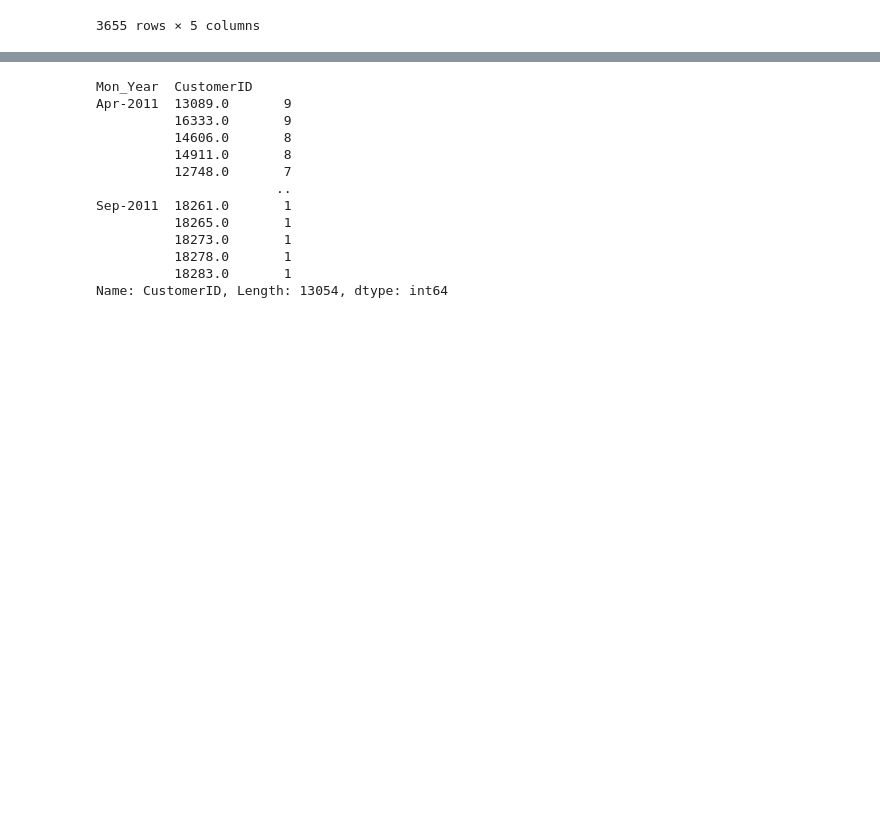
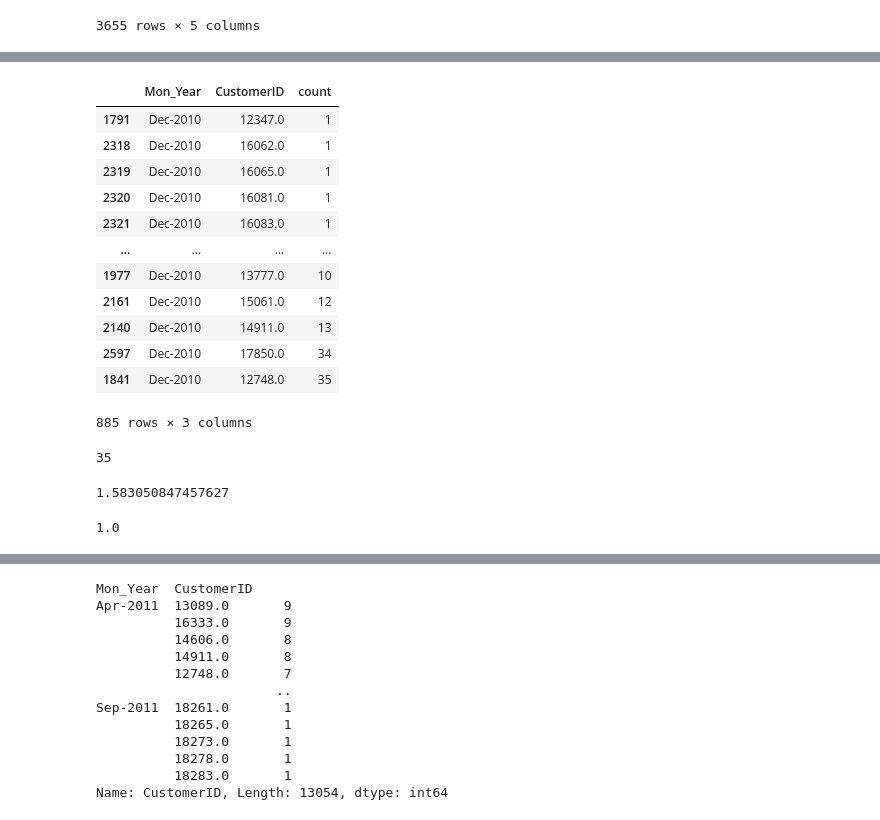
Before and after one commit to krivolapov/roivenue_test, a Jupyter notebook: Analysis of Ecommerce Orders.ipynb, the cells around one changed output, grey strips where cells are left out. Saved outputs shown, nothing was run; the diff lists cells and outputs as text; code cells hidden in the pictures; blank space fills up the shorter version.

```diff
--- a/Analysis of Ecommerce Orders.ipynb
+++ b/Analysis of Ecommerce Orders.ipynb
@@ -305,0 +281,29 @@ temp_2.shape
+# %%
+dec = abc[abc.Mon_Year == 'Dec-2010'].sort_values(by=['count'])
+dec
+# %% [output]
+|  | Mon_Year | CustomerID | count |
+| 1791 | Dec-2010 | 12347.0 | 1 |
+| 2318 | Dec-2010 | 16062.0 | 1 |
+| 2319 | Dec-2010 | 16065.0 | 1 |
+| 2320 | Dec-2010 | 16081.0 | 1 |
+| 2321 | Dec-2010 | 16083.0 | 1 |
+| ... | ... | ... | ... |
+| 1977 | Dec-2010 | 13777.0 | 10 |
+| 2161 | Dec-2010 | 15061.0 | 12 |
+| 2140 | Dec-2010 | 14911.0 | 13 |
+| 2597 | Dec-2010 | 17850.0 | 34 |
+| 1841 | Dec-2010 | 12748.0 | 35 |
+885 rows × 3 columns
+# %%
+dec['count'].max()
+# %% [output]
+35
+# %%
+dec['count'].mean()
+# %% [output]
+1.583050847457627
+# %%
+dec['count'].median()
+# %% [output]
+1.0
```
Also changed, not shown: parts of 31 cells of this notebook, 4 other files.
